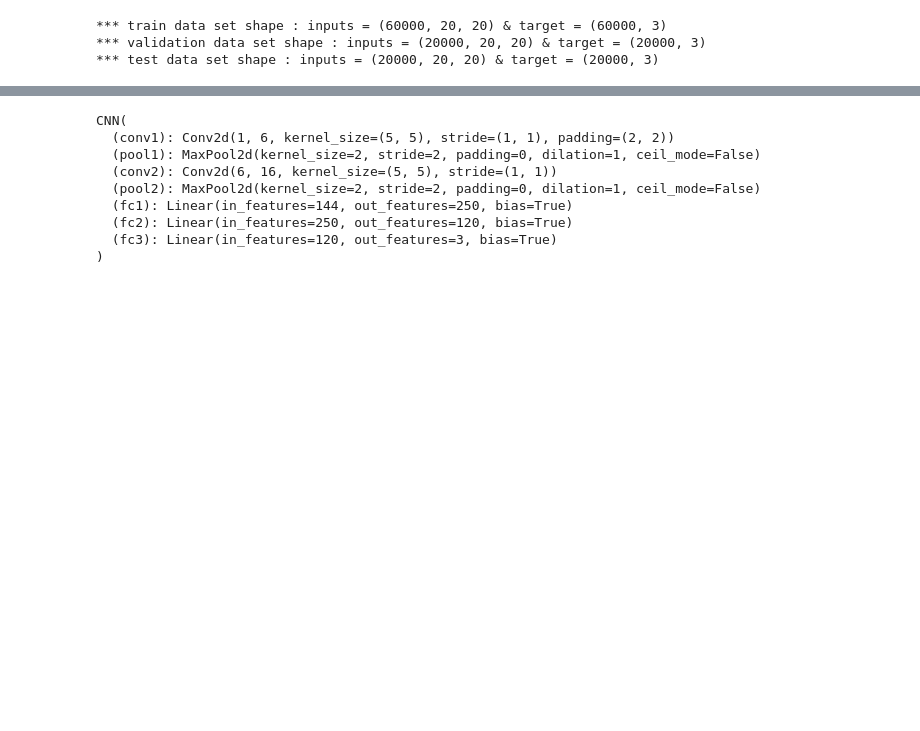
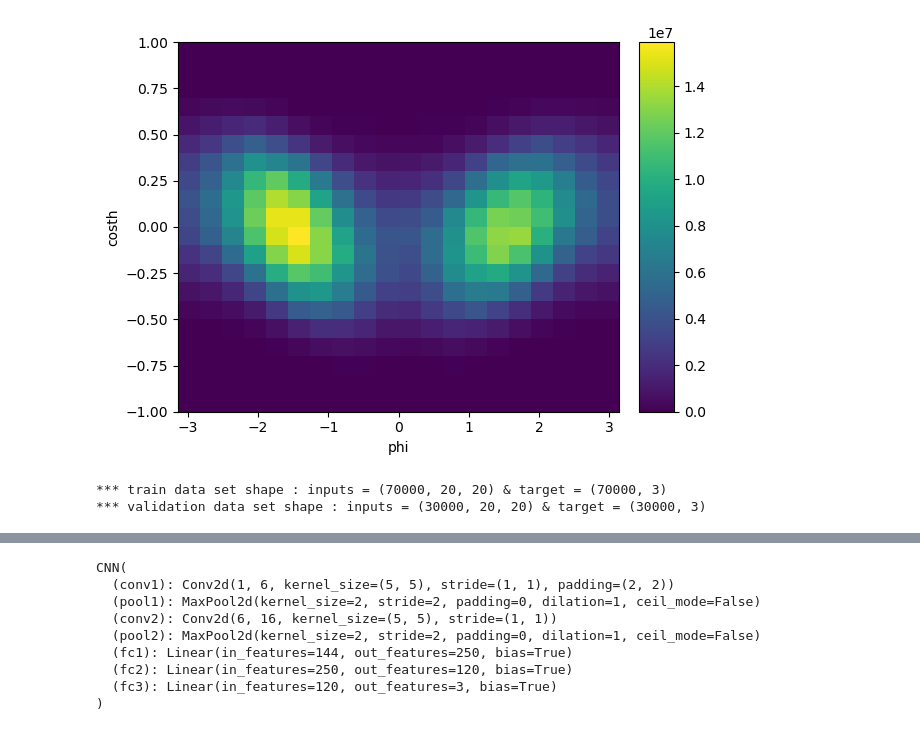
Before and after one commit to dinupa1/DeepUnfold, a Jupyter notebook: playground.ipynb, the cells around one changed output, grey strips where cells are left out. Saved outputs shown, nothing was run; the diff lists cells and outputs as text; code cells hidden in the pictures; blank space fills up the shorter version.

```diff
--- a/playground.ipynb
+++ b/playground.ipynb
@@ -28,3 +20,8 @@ def get_matrix(hist2D):
+# %%
+file["hist_1"].to_hist().plot2d()
+plt.savefig("imgs/input_hist.png")
+# %% [output]
+[figure, added]
 # %%
 class data_set(torch.utils.data.Dataset):
     def __init__(self, images, labels):
@@ -55,10 +50,8 @@ X_train, X_val, y_train, y_val = train_test_split(X_train_val, y_train_val, test
 # %%
 print("*** train data set shape : inputs = {} & target = {}".format(X_train.shape, y_train.shape))
 print("*** validation data set shape : inputs = {} & target = {}".format(X_val.shape, y_val.shape))
-print("*** test data set shape : inputs = {} & target = {}".format(X_test.shape, y_test.shape))
 # %% [output]
-*** train data set shape : inputs = (60000, 20, 20) & target = (60000, 3)
-*** validation data set shape : inputs = (20000, 20, 20) & target = (20000, 3)
-*** test data set shape : inputs = (20000, 20, 20) & target = (20000, 3)
+*** train data set shape : inputs = (70000, 20, 20) & target = (70000, 3)
+*** validation data set shape : inputs = (30000, 20, 20) & target = (30000, 3)
 # %%
 plt.imshow(X_train[0], cmap='gray')
```
Also changed, not shown: parts of 29 cells of this notebook, 5 other files.
